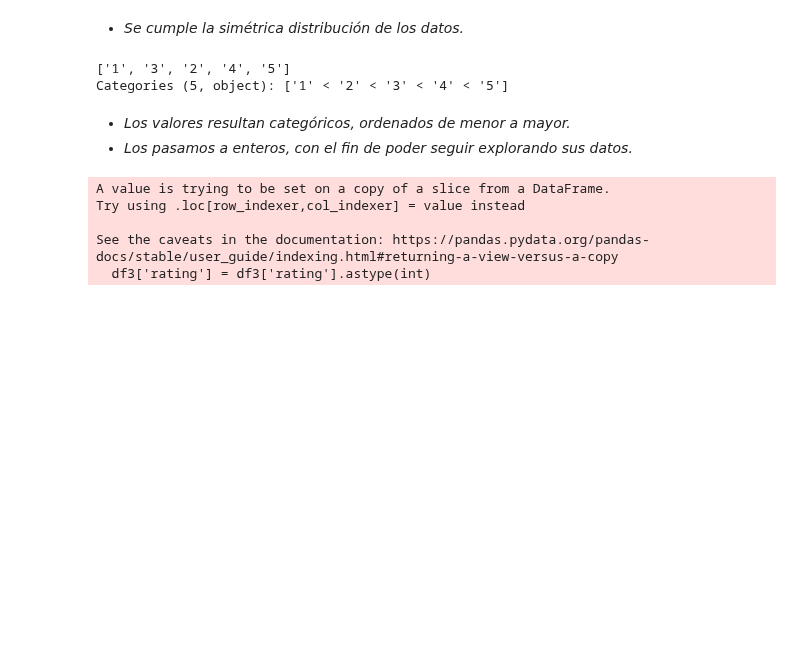
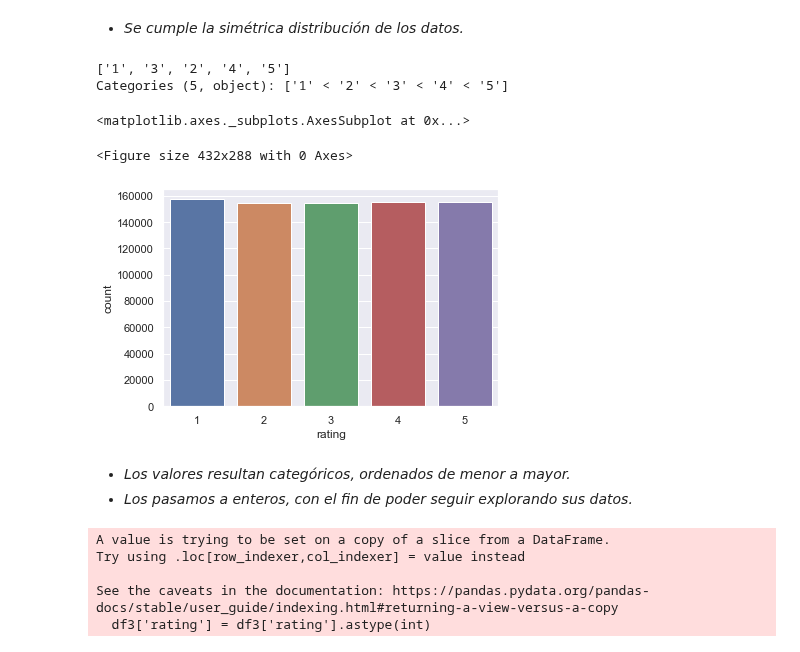
Before and after one commit to alseveso/AcamicaDS, a Jupyter notebook: Proyecto 3/A. Proyecto 03_Alejandra Seveso.ipynb, the cells around one changed output. Cells and saved outputs as stored; diff of their text form; code cells hidden in the pictures; blank space fills up the shorter version.

```diff
--- a/Proyecto 3/A. Proyecto 03_Alejandra Seveso.ipynb
+++ b/Proyecto 3/A. Proyecto 03_Alejandra Seveso.ipynb
@@ -480,6 +484,14 @@ pd.unique(df3['rating'])
 # %% [output]
 ['1', '3', '2', '4', '5']
 Categories (5, object): ['1' < '2' < '3' < '4' < '5']
+# %%
+fig = plt.figure()
+fig, ax = plt.subplots(figsize = (6,4))
+sns.countplot(data=df3, x ='rating')
+# %% [output]
+<matplotlib.axes._subplots.AxesSubplot at 0x...>
+<Figure size 432x288 with 0 Axes>
+[figure, added]
 # %% [markdown]
 * *Los valores resultan categóricos, ordenados de menor a mayor.*
 * *Los pasamos a enteros, con el fin de poder seguir explorando sus datos.*
```
Also changed, not shown: parts of 17 cells of this notebook, 1 other file.
